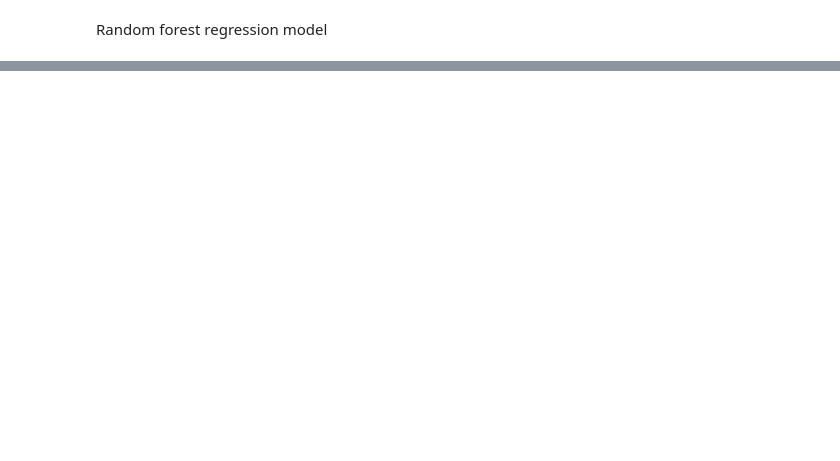
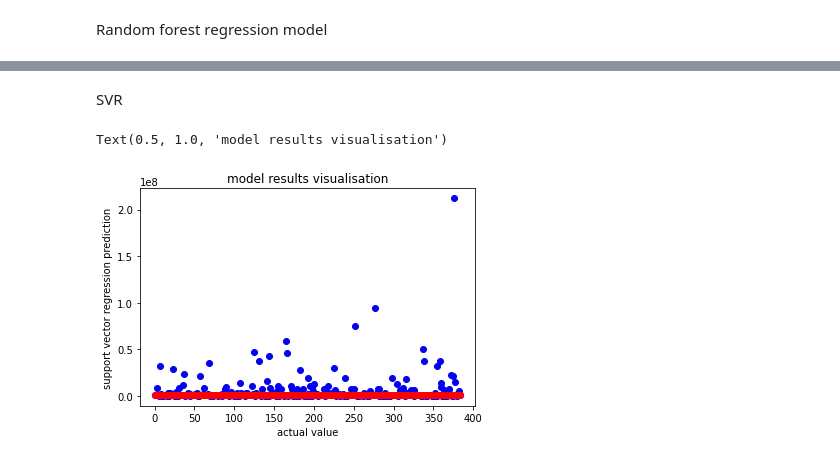
Before and after one commit to Wansh619/GdscPrj1, a Jupyter notebook: pr1GDSC.ipynb, the cells around one changed output, grey strips where cells are left out. Cells and saved outputs as stored; diff of their text form; code cells hidden in the pictures; blank space fills up the shorter version.

```diff
--- a/pr1GDSC.ipynb
+++ b/pr1GDSC.ipynb
@@ -345,0 +354,22 @@ x_poly=pf.fit_transform(x_test)
+# %% [markdown]
+SVR
+# %%
+ x=0
+
+for i in y_test:
+  x=x+1
+  plt.scatter(x,i,color='blue')
+
+ x=0
+
+for i in SRpred:
+  x=x+1
+  plt.scatter(x,i,color='red')
+
+# plt.xlim([0,20])
+plt.xlabel('actual value')
+plt.ylabel('support vector regression prediction')
+plt.title('model results visualisation')
+# %% [output]
+Text(0.5, 1.0, 'model results visualisation')
+[figure, added]
```
Also changed, not shown: parts of 15 cells of this notebook.
